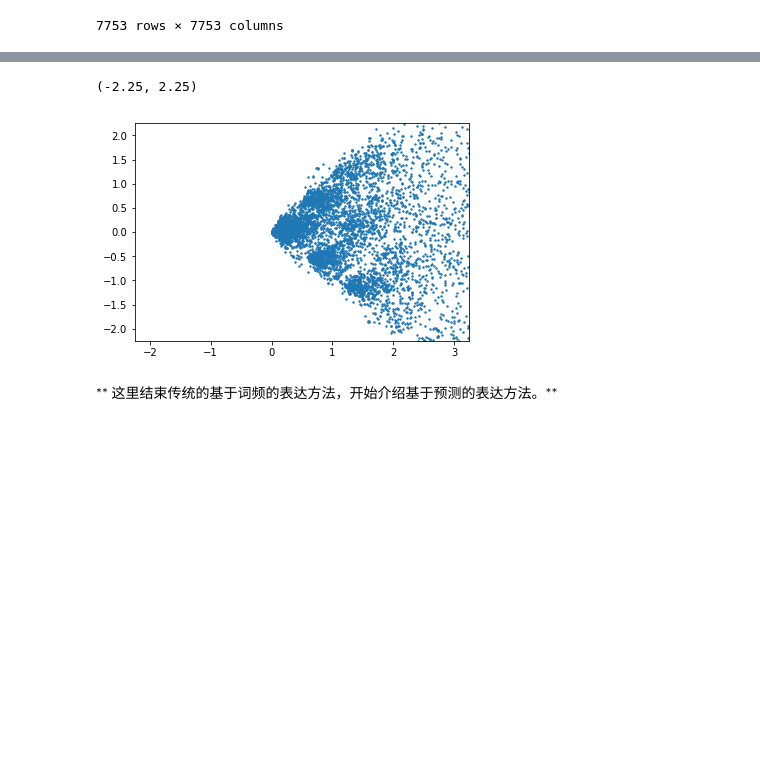
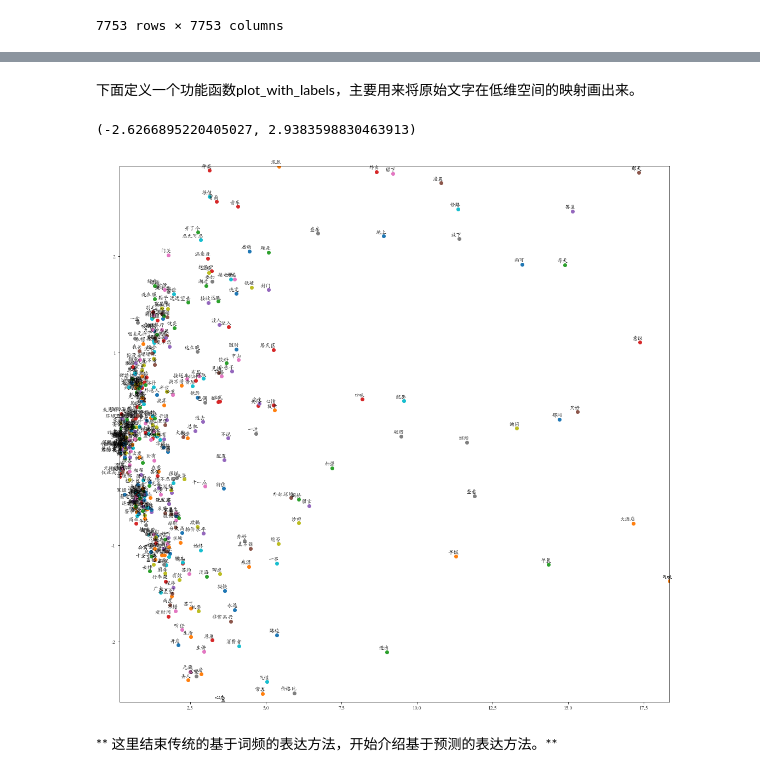
Before and after one commit to xieliaing/keras-practice, a Jupyter notebook: NLP/词向量和词嵌入-Copy1.ipynb, the cells around one changed output, grey strips where cells are left out. Drawn from its saved outputs; the diff is of its cells as text; code cells hidden in the pictures; blank space fills up the shorter version.

```diff
--- a/NLP/词向量和词嵌入-Copy1.ipynb
+++ b/NLP/词向量和词嵌入-Copy1.ipynb
@@ -463,10 +469,38 @@ Wall time: 7.06 s
-# %%
-plt.scatter(u[:, 0], u[:, 1], s=2)
-plt.xlim(-2.25, 3.25)
-plt.ylim(-2.25, 2.25)
-# %% [output]
-(-2.25, 2.25)
-[figure, removed]
+# %% [markdown]
+下面定义一个功能函数plot_with_labels，主要用来将原始文字在低维空间的映射画出来。
+# %%
+# 在matplotlib中正常显示中文
+font_name = "STKaiti"
+plt.rcParams['font.family']=font_name
+plt.rcParams['axes.unicode_minus']=False # in case minus sign is shown as box
+
+def plot_with_labels(low_dim_embs, labels, filename='tsne.png'):
+  assert low_dim_embs.shape[0] >= len(labels), 'More labels than embeddings'
+  plt.figure(figsize=(18, 18))  # in inches
+  for i, label in enumerate(labels):
+    x, y = low_dim_embs[i, :]
+    plt.scatter(x, y)
+    plt.annotate(label,
+                 xy=(x, y),
+                 xytext=(5, 2),
+                 textcoords='offset points',
+                 ha='right',
+                 va='bottom')
+
+  plt.savefig(filename)
+# %%
+n_samples = 500
+plot_only = np.random.choice(range(len(cols)), n_samples)
+low_dim_embs = u[[plot_only]][:, [0,1]]
+labels=[cols[x] for x in plot_only]
+plot_with_labels(low_dim_embs, labels)
+xlow, xhi = np.percentile(low_dim_embs[:, 0], [5, 95])
+ylow, yhi = np.percentile(low_dim_embs[:, 1], [5, 95])
+plt.xlim(xlow, xhi)
+plt.ylim(ylow, yhi)
+# %% [output]
+(-2.6266895220405027, 2.9383598830463913)
+[figure, added]
 # %% [markdown]
 ** 这里结束传统的基于词频的表达方法，开始介绍基于预测的表达方法。**
 # %% [markdown]
```
Also changed, not shown: parts of 5 cells of this notebook.
